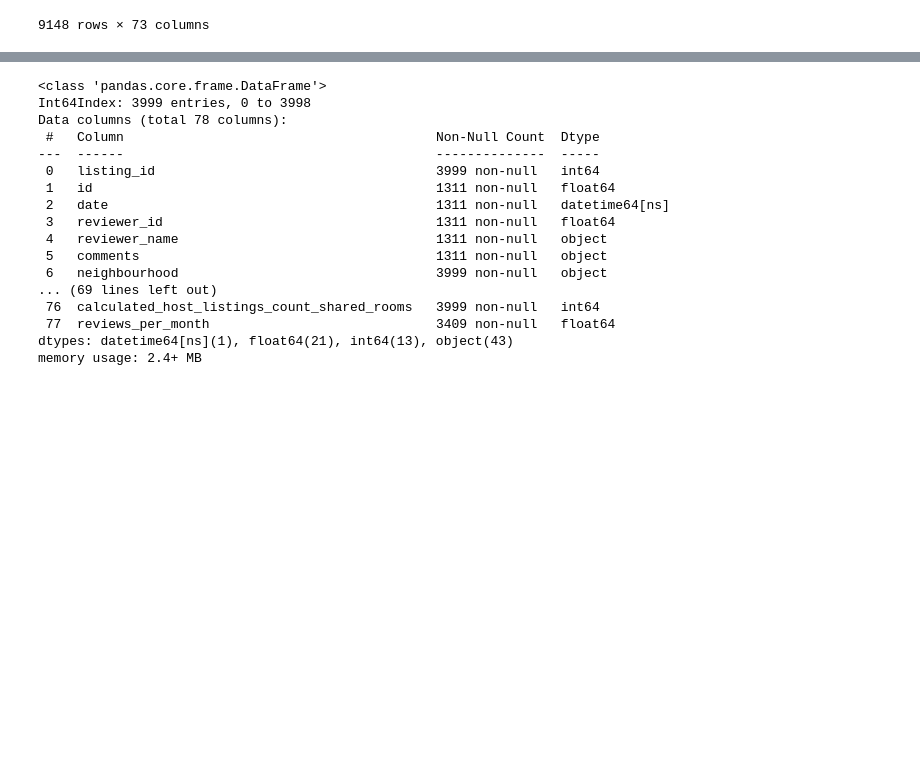
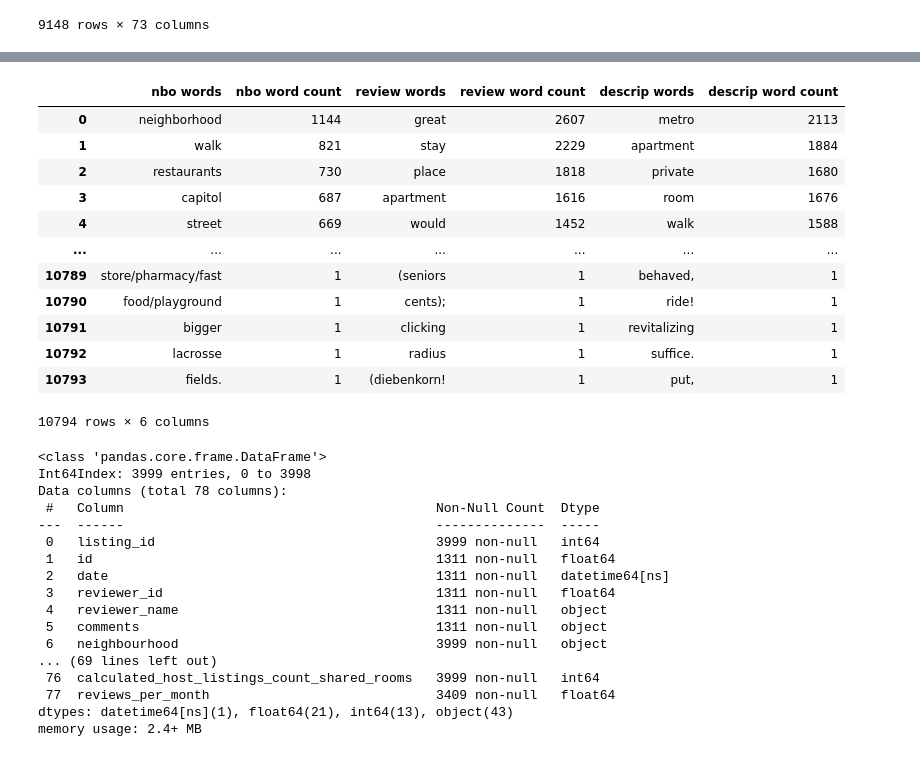
Before and after one commit to Sricha02/SHANTELL_Capstone2, a Jupyter notebook: DCreview.ipynb, the cells around one changed output, grey strips where cells are left out. Drawn from its saved outputs; the diff is of its cells as text; code cells hidden in the pictures; blank space fills up the shorter version.

```diff
--- a/DCreview.ipynb
+++ b/DCreview.ipynb
@@ -399,0 +406,4 @@ GENT_NBH
+# %%
+partial= pd.merge(nbo_words_df, rew_words_df, left_index=True, right_index=True)
+# %%
+partial.rename(columns={0:"nbo words", 1:"nbo word count"}, inplace=True)
@@ -399,0 +426,20 @@ GENT_NBH
+# %%
+full = pd.merge(partial, desc_words_df, left_index=True, right_index=True)
+# %%
+full.rename(columns={0:"descrip words", 1:"descrip word count"}, inplace=True)
+# %%
+full
+# %% [output]
+|  | nbo words | nbo word count | review words | review word count | descrip words | descrip word count |
+| 0 | neighborhood | 1144 | great | 2607 | metro | 2113 |
+| 1 | walk | 821 | stay | 2229 | apartment | 1884 |
+| 2 | restaurants | 730 | place | 1818 | private | 1680 |
+| 3 | capitol | 687 | apartment | 1616 | room | 1676 |
+| 4 | street | 669 | would | 1452 | walk | 1588 |
+| ... | ... | ... | ... | ... | ... | ... |
+| 10789 | store/pharmacy/fast | 1 | (seniors | 1 | behaved, | 1 |
+| 10790 | food/playground | 1 | cents); | 1 | ride! | 1 |
+| 10791 | bigger | 1 | clicking | 1 | revitalizing | 1 |
+| 10792 | lacrosse | 1 | radius | 1 | suffice. | 1 |
+| 10793 | fields. | 1 | (diebenkorn! | 1 | put, | 1 |
+10794 rows × 6 columns
```
Also changed, not shown: parts of 15 cells of this notebook, 23 other files.
